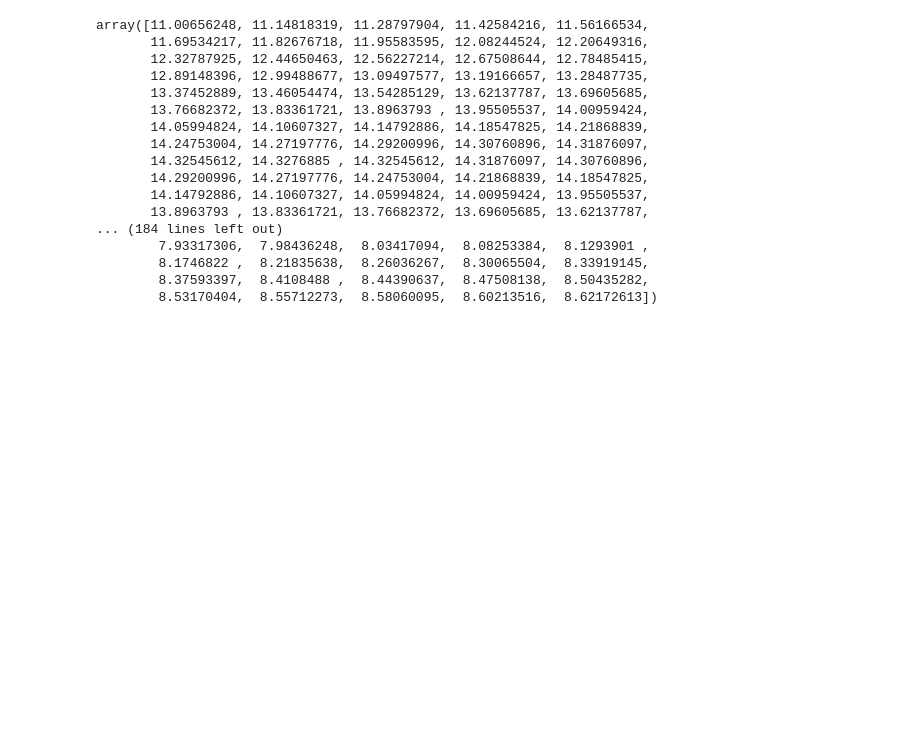
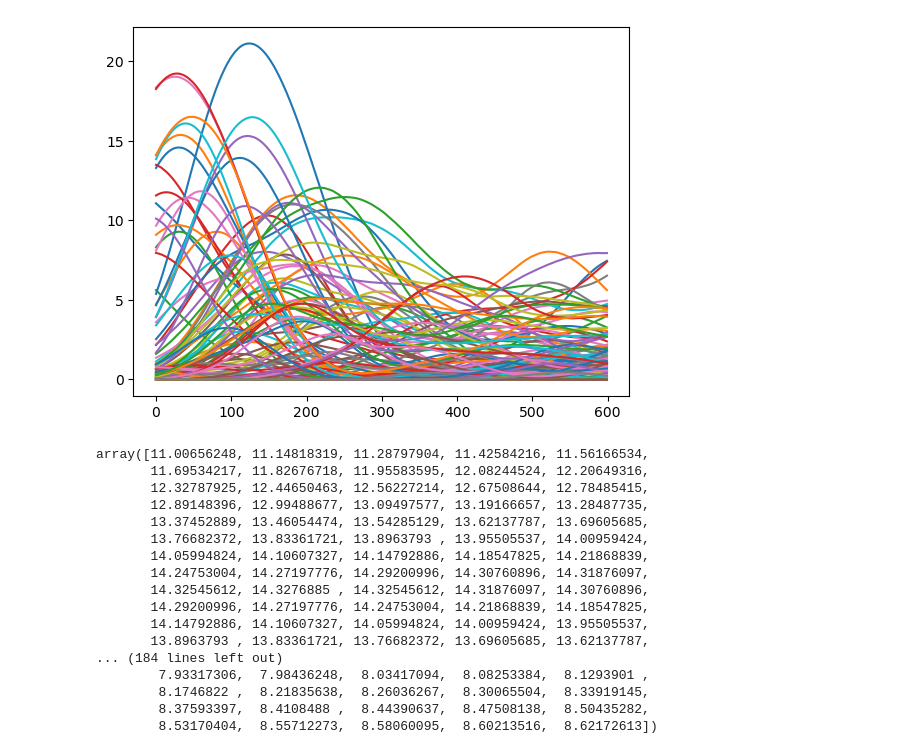
Before and after one commit to mehrdadkashefi/latent_analysis, a Jupyter notebook: test.ipynb, the cells around one changed output. Saved outputs shown, nothing was run; the diff lists cells and outputs as text; code cells hidden in the pictures; blank space fills up the shorter version.

```diff
--- a/test.ipynb
+++ b/test.ipynb
@@ -168,6 +175,21 @@ class Analysis_tools():
 
 
 tools = Analysis_tools(fs = 1000)
+# %%
+condition_columns = ['trial_type', 'trial_version']
+align_column = 'move_onset_time'
+#unit = [2561, 1011]
+unit = units.index.values
+t_range = [-100, 500]
+
+
+data_aligned = tools.align_fr(trial_info, units, condition_columns, align_column, unit, t_range)
+
+cmap = sns.color_palette('muted', n_colors=108)
+for i in range(data_aligned.shape[0]):
+    plt.plot(data_aligned[i, :, 1])
+# %% [output]
+[figure, added]
 # %%
 which_unit = 2561
 t = [1, 2]
```
Also changed, not shown: parts of 12 cells of this notebook.
